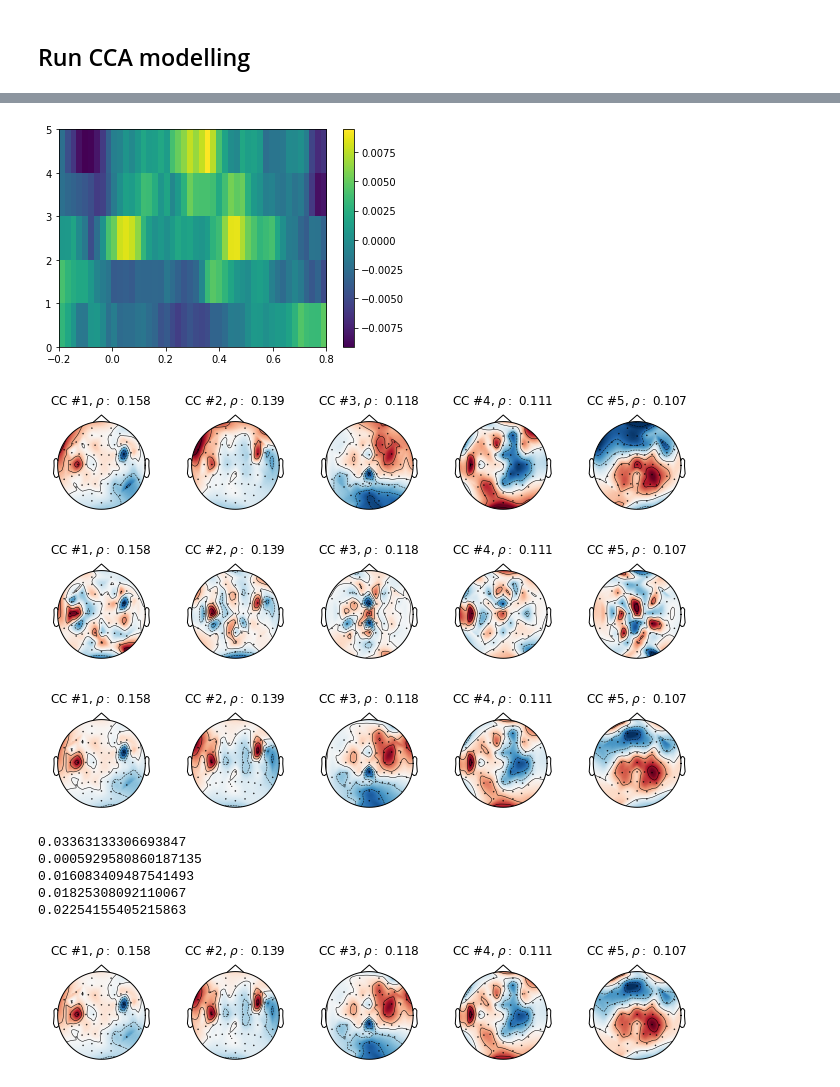
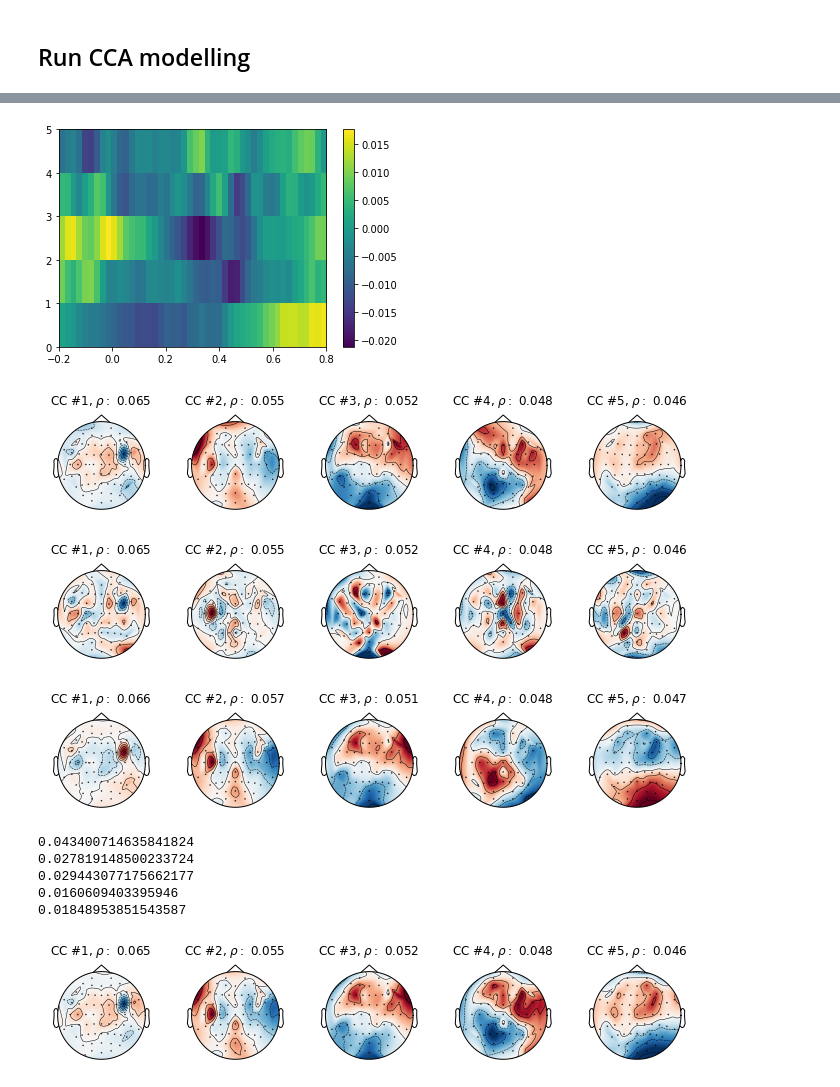
Before and after one commit to Hugo-W/pyEEG, a Jupyter notebook: docs/source/examples/CCA_wordvectors.ipynb, the cells around one changed output, grey strips where cells are left out. Cells and saved outputs as stored; diff of their text form; code cells hidden in the pictures.

```diff
--- a/docs/source/examples/CCA_wordvectors.ipynb
+++ b/docs/source/examples/CCA_wordvectors.ipynb
@@ -118,7 +118,7 @@ INFO:pyeeg.io:Word academical not in word embedding model; will use rdm instead
 # %%
 feat_matrix = wf.align_word_features(features=['wordvectors'], srate=125, wordonset_feature=False)
 # %%
-feat_matrix = feat_matrix[:, :50]
+feat_matrix = feat_matrix[:, :5]
 # %%
 # only necessary if only 1 feature
 #feat_matrix = feat_matrix.reshape((len(feat_matrix),1))
@@ -177,38 +147,38 @@ plt.plot(cca.score_)
 # %%
 cca.plot_spect(n_comp=5,feat_id=0)
 # %% [output]
-[figure, old version]
+[figure, new version]
 # %%
 cca.plot_activation_map(info, n_comp=5)
 # %% [output]
-[figure, old version]
+[figure, new version]
 # %%
 cca.plot_spatial_filter(info, n_comp=5)
 # %% [output]
-[figure, old version]
+[figure, new version]
 # %%
 cca.plot_corr(info, n_comp=5)
 # %% [output]
-[figure, old version]
+[figure, new version]
 # %%
 from pyeeg.vizu import topoplot_array
 # %%
 n_comp=5
 feat_id=0
 r = np.zeros((64,n_comp))
 for c in range(n_comp):
-    eeg_proj = cca.y @ cca.coefResponse_[:, c]
-    env_proj = cca.X[:,:,feat_id] @ cca.coefStim_[:, feat_id, c]
+    eeg_proj = y @ cca.coefResponse_[:, c]
+    env_proj = X[:,:,feat_id] @ cca.coefStim_[:, feat_id, c]
     for i in range(64):
-        r[i,c] = np.corrcoef(cca.y[:,i], eeg_proj)[0,1]
+        r[i,c] = np.corrcoef(y[:,i], eeg_proj)[0,1]
     cc_corr = np.corrcoef(eeg_proj, env_proj)[0,1]
     print(cc_corr)
 topoplot_array(r, info, n_topos=n_comp, titles=cca.score_)
 mne.viz.tight_layout()
 # %% [output]
-0.03363133306693847
-0.0005929580860187135
-0.016083409487541493
-0.01825308092110067
-0.02254155405215863
+0.043400714635841824
+0.027819148500233724
+0.029443077175662177
+0.0160609403395946
+0.01848953851543587
-[figure, old version]
+[figure, new version]
```
Also changed, not shown: parts of 10 cells of this notebook, 1 other file.
